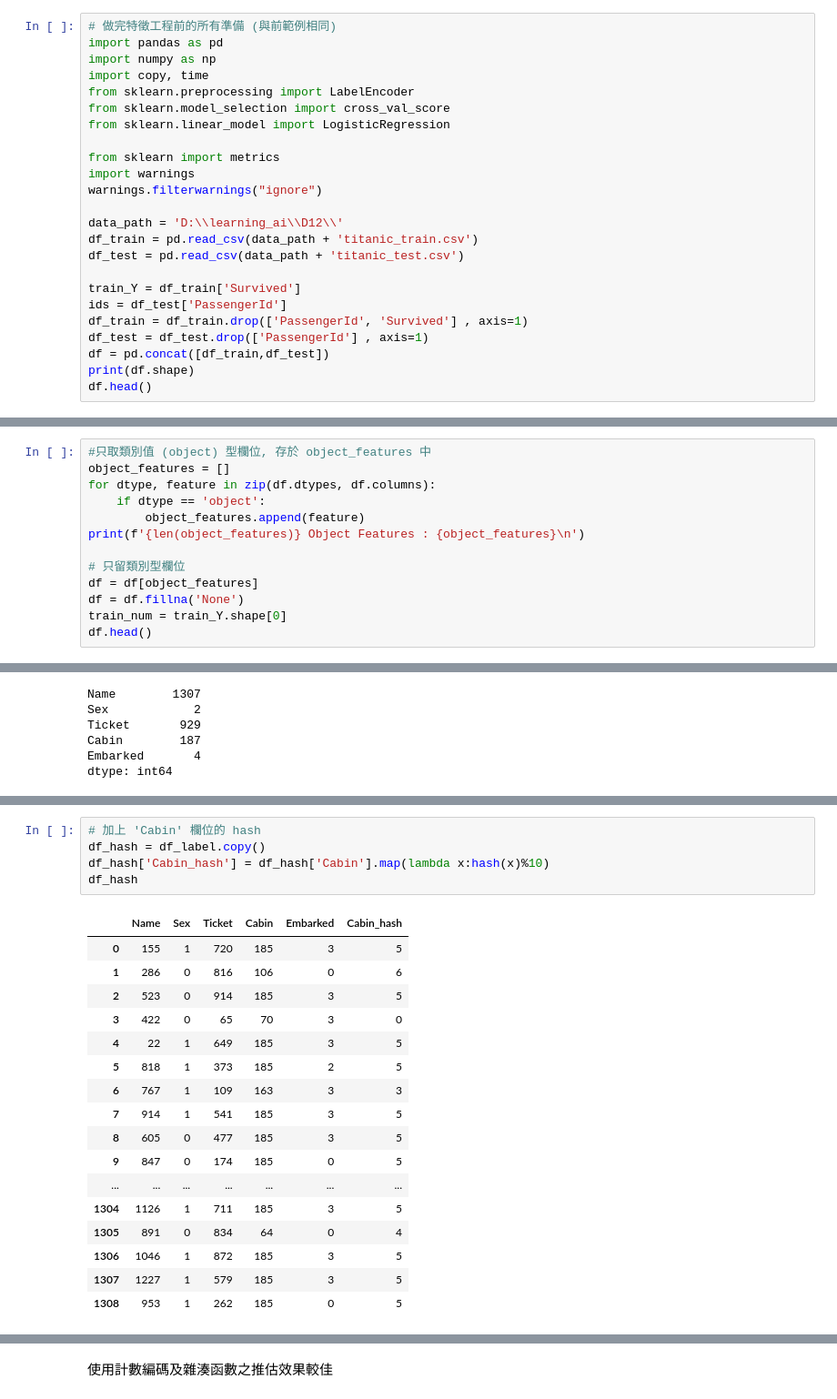
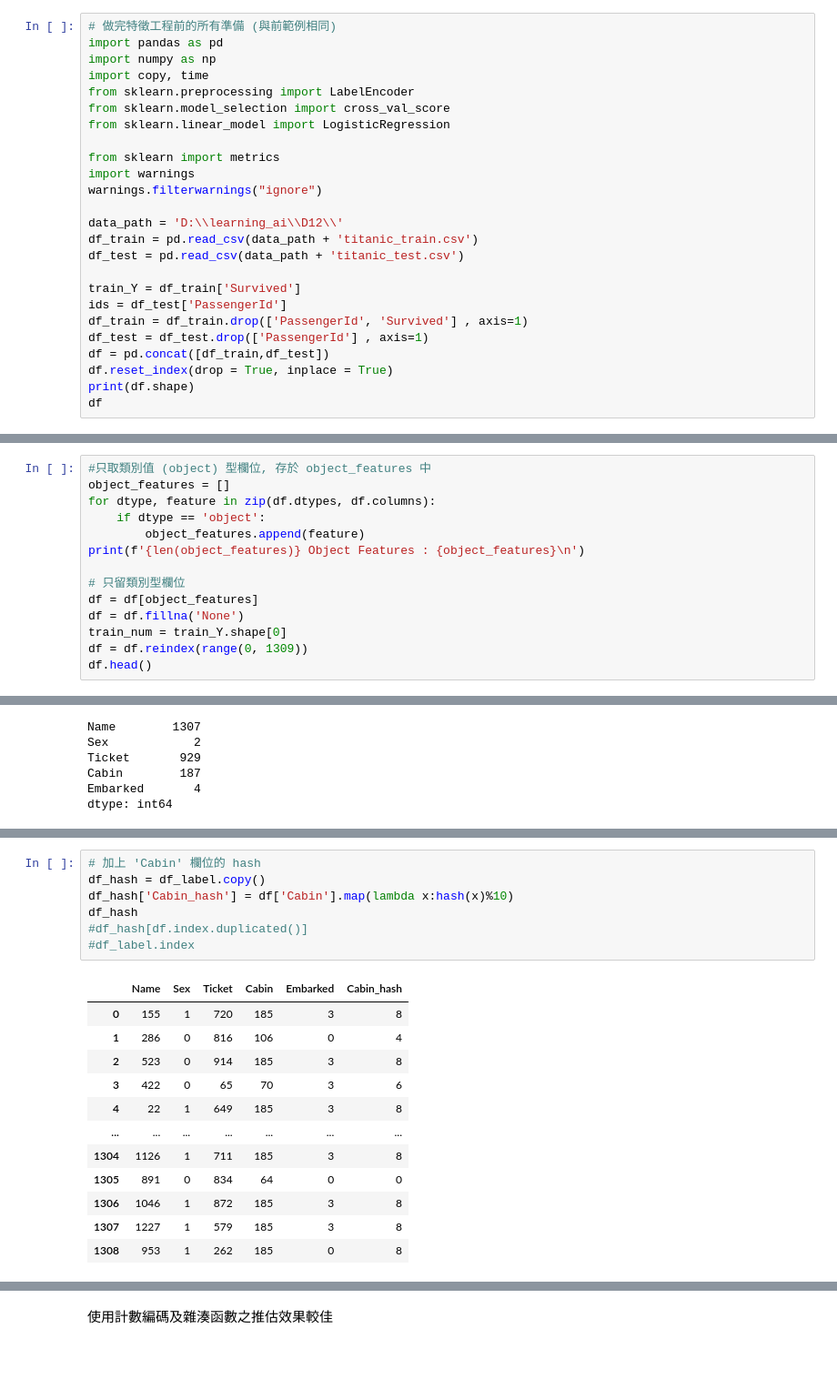
Before and after one commit to Viggochang/1st-DL-CVMarathon-, a Jupyter notebook: Day_026_HW.ipynb, the cells around one changed output, grey strips where cells are left out. Shown at 91% size. Drawn from its saved outputs; the diff is of its cells as text; blank space fills up the shorter version.

```diff
--- a/Day_026_HW.ipynb
+++ b/Day_026_HW.ipynb
@@ -35,8 +35,9 @@ ids = df_test['PassengerId']
 df_train = df_train.drop(['PassengerId', 'Survived'] , axis=1)
 df_test = df_test.drop(['PassengerId'] , axis=1)
 df = pd.concat([df_train,df_test])
+df.reset_index(drop = True, inplace = True)
 print(df.shape)
-df.head()
+df
 # %% [output]
 (1309, 10)
 |  | Pclass | Name | Sex | Age | SibSp | Parch | Ticket | Fare | Cabin | Embarked |
@@ -57,6 +65,7 @@ print(f'{len(object_features)} Object Features : {object_features}\n')
 df = df[object_features]
 df = df.fillna('None')
 train_num = train_Y.shape[0]
+df = df.reindex(range(0, 1309))
 df.head()
 # %% [output]
 5 Object Features : ['Name', 'Sex', 'Ticket', 'Cabin', 'Embarked']
@@ -126,26 +171,23 @@ df_count
 # %%
 # 加上 'Cabin' 欄位的 hash
 df_hash = df_label.copy()
-df_hash['Cabin_hash'] = df_hash['Cabin'].map(lambda x:hash(x)%10)
+df_hash['Cabin_hash'] = df['Cabin'].map(lambda x:hash(x)%10)
 df_hash
+#df_hash[df.index.duplicated()]
+#df_label.index
 # %% [output]
 |  | Name | Sex | Ticket | Cabin | Embarked | Cabin_hash |
-| 0 | 155 | 1 | 720 | 185 | 3 | 5 |
-| 1 | 286 | 0 | 816 | 106 | 0 | 6 |
-| 2 | 523 | 0 | 914 | 185 | 3 | 5 |
-| 3 | 422 | 0 | 65 | 70 | 3 | 0 |
-| 4 | 22 | 1 | 649 | 185 | 3 | 5 |
-| 5 | 818 | 1 | 373 | 185 | 2 | 5 |
-| 6 | 767 | 1 | 109 | 163 | 3 | 3 |
-| 7 | 914 | 1 | 541 | 185 | 3 | 5 |
-| 8 | 605 | 0 | 477 | 185 | 3 | 5 |
-| 9 | 847 | 0 | 174 | 185 | 0 | 5 |
+| 0 | 155 | 1 | 720 | 185 | 3 | 8 |
+| 1 | 286 | 0 | 816 | 106 | 0 | 4 |
+| 2 | 523 | 0 | 914 | 185 | 3 | 8 |
+| 3 | 422 | 0 | 65 | 70 | 3 | 6 |
+| 4 | 22 | 1 | 649 | 185 | 3 | 8 |
 | ... | ... | ... | ... | ... | ... | ... |
-| 1304 | 1126 | 1 | 711 | 185 | 3 | 5 |
-| 1305 | 891 | 0 | 834 | 64 | 0 | 4 |
-| 1306 | 1046 | 1 | 872 | 185 | 3 | 5 |
-| 1307 | 1227 | 1 | 579 | 185 | 3 | 5 |
-| 1308 | 953 | 1 | 262 | 185 | 0 | 5 |
+| 1304 | 1126 | 1 | 711 | 185 | 3 | 8 |
+| 1305 | 891 | 0 | 834 | 64 | 0 | 0 |
+| 1306 | 1046 | 1 | 872 | 185 | 3 | 8 |
+| 1307 | 1227 | 1 | 579 | 185 | 3 | 8 |
+| 1308 | 953 | 1 | 262 | 185 | 0 | 8 |
 1309 rows × 6 columns
 # %%
 # 'Cabin'計數編碼 + 邏輯斯迴歸
```
Also changed, not shown: parts of 8 cells of this notebook.
